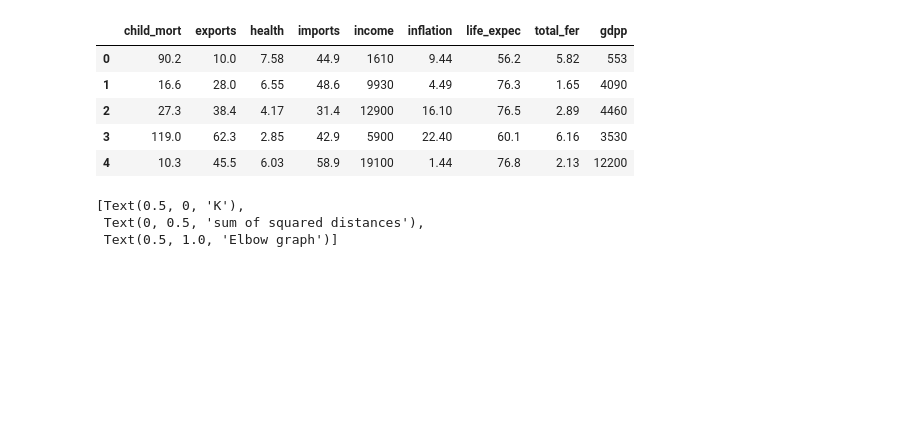
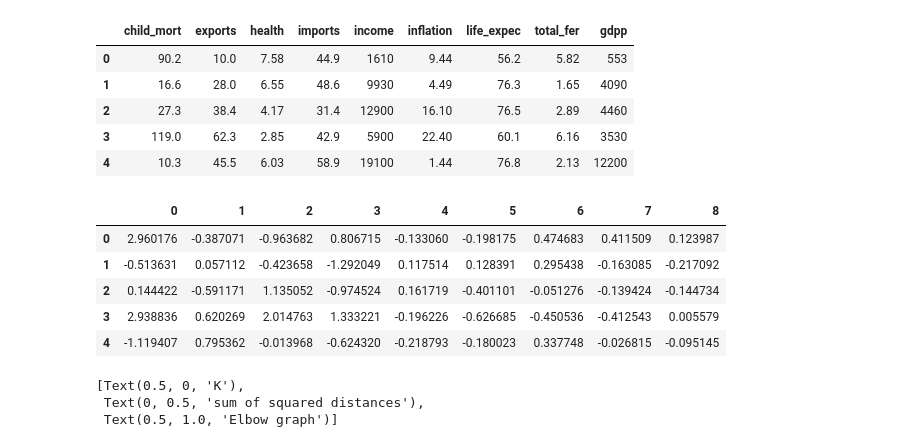
Before and after one commit to ocone28/ClusteringCountriesFIA, a Jupyter notebook: Progetto.ipynb, the cells around one changed output. Cells and saved outputs as stored; diff of their text form; code cells hidden in the pictures; blank space fills up the shorter version.

```diff
--- a/Progetto.ipynb
+++ b/Progetto.ipynb
@@ -52,6 +52,16 @@ pca = PCA(n_components=9)
 principalComponents = pca.fit_transform(X_std)
 #abbiamo a questo punto un nuovo dataframe dopo l'esecuzione di PCA
 pca_df = pd.DataFrame(principalComponents)
+# %%
+#mostra il dataset modificato dopo l'applicazione di PCA
+pca_df.head(5)
+# %% [output]
+|  | 0 | 1 | 2 | 3 | 4 | 5 | 6 | 7 | 8 |
+| 0 | 2.960176 | -0.387071 | -0.963682 | 0.806715 | -0.133060 | -0.198175 | 0.474683 | 0.411509 | 0.123987 |
+| 1 | -0.513631 | 0.057112 | -0.423658 | -1.292049 | 0.117514 | 0.128391 | 0.295438 | -0.163085 | -0.217092 |
+| 2 | 0.144422 | -0.591171 | 1.135052 | -0.974524 | 0.161719 | -0.401101 | -0.051276 | -0.139424 | -0.144734 |
+| 3 | 2.938836 | 0.620269 | 2.014763 | 1.333221 | -0.196226 | -0.626685 | -0.450536 | -0.412543 | 0.005579 |
+| 4 | -1.119407 | 0.795362 | -0.013968 | -0.624320 | -0.218793 | -0.180023 | 0.337748 | -0.026815 | -0.095145 |
 # %%
 #calcola la somma degli errori quadrati per valutare
 #il valore di k da utilizzare per il kmeans
```
Also changed, not shown: parts of 3 cells of this notebook.
